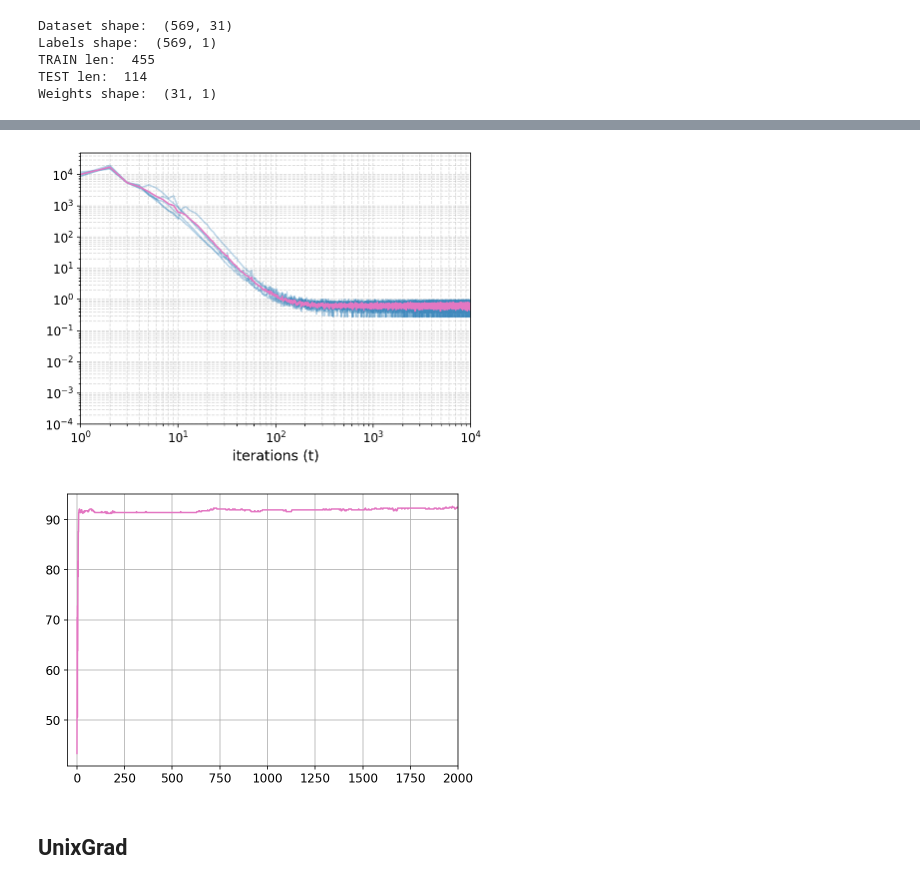
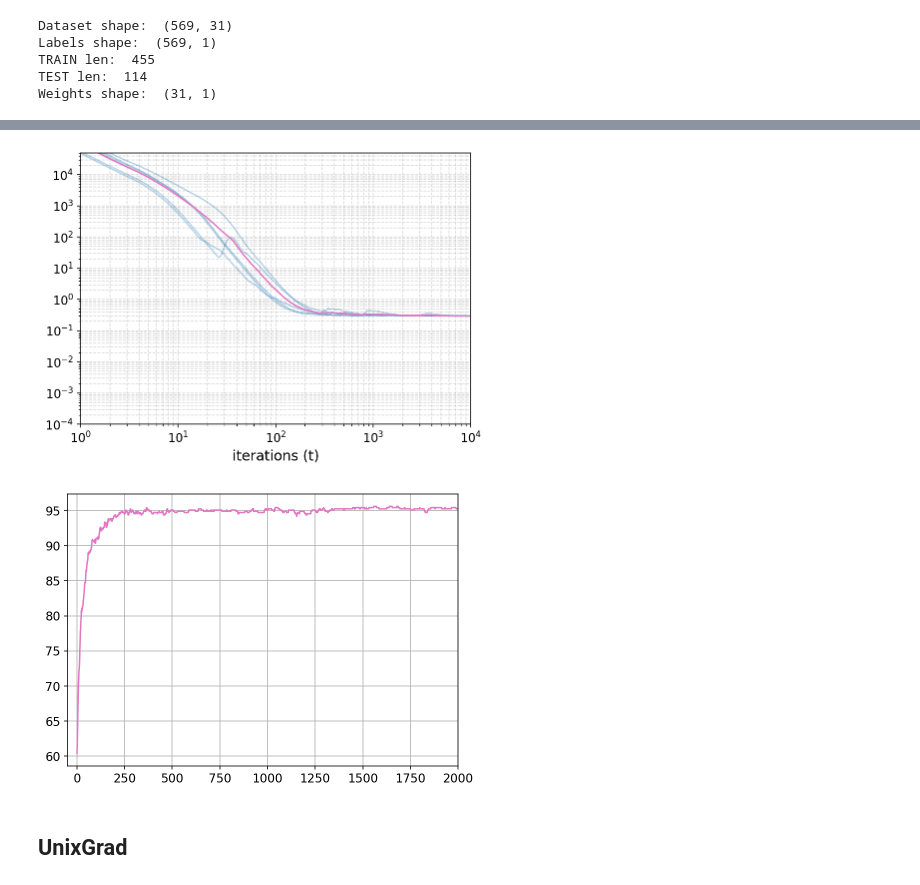
Before and after one commit to FrancescoMandru/Optimization, a Jupyter notebook: jupyter/testfunctions.ipynb, the cells around one changed output, grey strips where cells are left out. Drawn from its saved outputs; the diff is of its cells as text; code cells hidden in the pictures.

```diff
--- a/jupyter/testfunctions.ipynb
+++ b/jupyter/testfunctions.ipynb
@@ -344,15 +344,21 @@ def accelegrad_v2(weights,
                   lamb=0.01,
                   max_iter=100):
 
-    x0 = gradient_projection(weights, D)
+    loss_hist = []
+    accuracy_hist = []
+
+    #x0 = gradient_projection(weights, D)
+    x0 = weights
+    loss = squared_hinge_loss(x0, lamb, x_train, y_train)
+    loss_hist.append(loss)
+    print("ACCELERATED LOSS:", loss)
+    #print(x0)
+
 
     xt = yt = zt = ybar = x0
     S1 = 0
     S2 = 0
     train_batches, train_labels = batch_gen(x_train, y_train, 5)
-
-    loss_hist = []
-    accuracy_hist = []
 
     for t in range(max_iter+1):
 
@@ -374,7 +380,7 @@ def accelegrad_v2(weights,
 
         S1 = S1 + (alphat*ng)**2
 
-        etat = 2*D/np.sqrt( (G**2 + S1) )
+        etat = D/np.sqrt( 2*(G**2 + S1) )
         zt = gradient_projection(zt - alphat*etat*gt,D)
 
         yt = xt - etat*gt
@@ -384,8 +390,8 @@ def accelegrad_v2(weights,
         weight = alphat/S2
         ybar =  (1 - weight)*ybar + weight*yt
 
-        loss = squared_hinge_loss(ybar, lamb, batch, label)
-        #loss = squared_hinge_loss(ybar, lamb, features, labels)
+        #loss = squared_hinge_loss(ybar, lamb, batch, label)
+        loss = squared_hinge_loss(ybar, lamb, x_train, y_train)
         loss_hist.append(loss)
 
         #prediction = predict(x_test, ybar)
@@ -443,9 +446,9 @@ for i in range(5):
                                 y_train,
                                 X_test,
                                 y_test,
-                                D=1e2,
+                                D=100,
                                 G=0,
-                                lamb=10,
+                                lamb=1,
                                 max_iter=max_iter)
 
     plt.plot(loss, alpha=0.3, c='tab:blue')
@@ -476,5 +484,5 @@ plt.show()
-[figure, old version]
+[figure, new version]
-[figure, old version]
+[figure, new version]
 # %% [markdown]
 ## UnixGrad
 # %%
```
Also changed, not shown: parts of 7 cells of this notebook, 1 other file.
